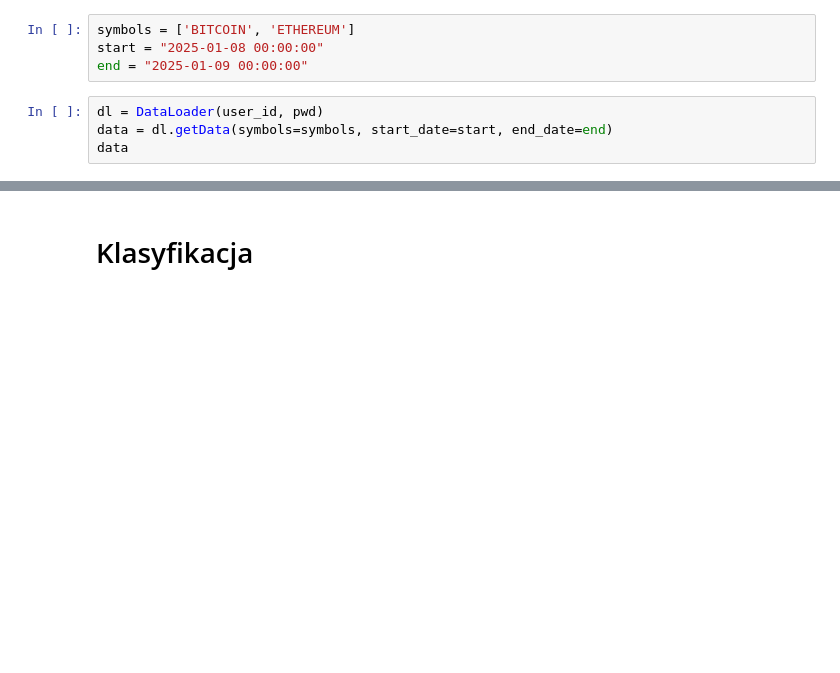
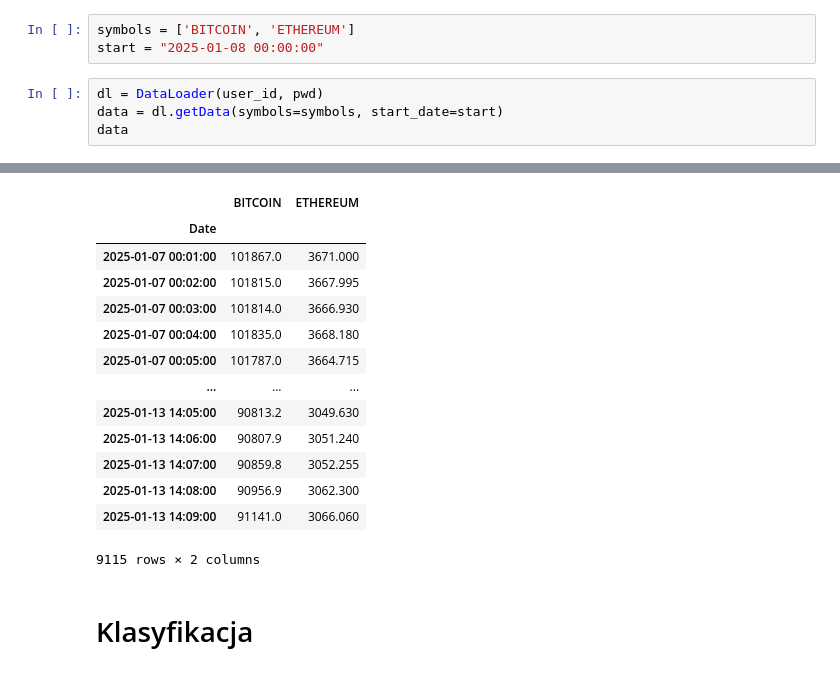
Before and after one commit to jakubweglowski/trading-bot, a Jupyter notebook: notebook.ipynb, the cells around one changed output, grey strips where cells are left out. Cells and saved outputs as stored; diff of their text form; blank space fills up the shorter version.

```diff
--- a/notebook.ipynb
+++ b/notebook.ipynb
@@ -83,9 +22,8 @@ class DataLoader:
 # %%
 symbols = ['BITCOIN', 'ETHEREUM']
 start = "2025-01-08 00:00:00"
-end = "2025-01-09 00:00:00"
 # %%
 dl = DataLoader(user_id, pwd)
-data = dl.getData(symbols=symbols, start_date=start, end_date=end)
+data = dl.getData(symbols=symbols, start_date=start)
 data
 # %% [output]
@@ -95,3 +33,17 @@ KeyError: 'returnData'
+|  | BITCOIN | ETHEREUM |
+| Date |  |  |
+| 2025-01-07 00:01:00 | 101867.0 | 3671.000 |
+| 2025-01-07 00:02:00 | 101815.0 | 3667.995 |
+| 2025-01-07 00:03:00 | 101814.0 | 3666.930 |
+| 2025-01-07 00:04:00 | 101835.0 | 3668.180 |
+| 2025-01-07 00:05:00 | 101787.0 | 3664.715 |
+| ... | ... | ... |
+| 2025-01-13 14:05:00 | 90813.2 | 3049.630 |
+| 2025-01-13 14:06:00 | 90807.9 | 3051.240 |
+| 2025-01-13 14:07:00 | 90859.8 | 3052.255 |
+| 2025-01-13 14:08:00 | 90956.9 | 3062.300 |
+| 2025-01-13 14:09:00 | 91141.0 | 3066.060 |
+9115 rows × 2 columns
 # %% [markdown]
 # Klasyfikacja
 # %% [markdown]
```
Also changed, not shown: parts of 3 cells of this notebook, 2 other files.
